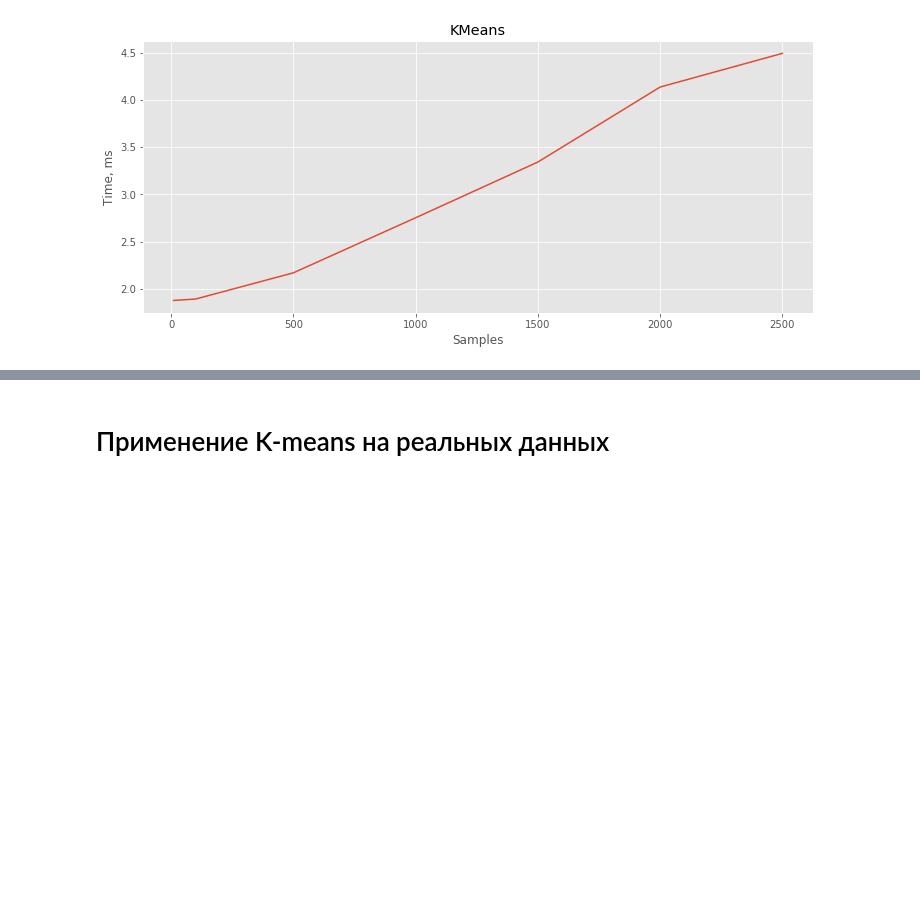
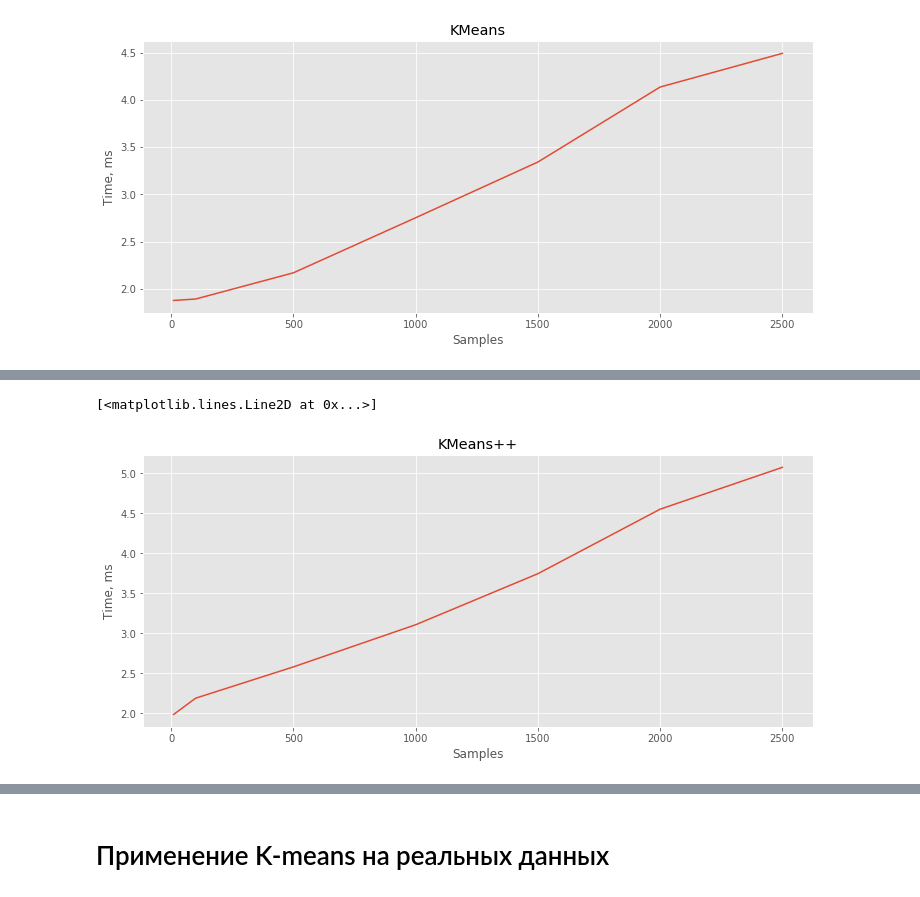
Before and after one commit to tereshinam/BD_homework, a Jupyter notebook: kmeans/tereshina_hw1.ipynb, the cells around one changed output, grey strips where cells are left out. Cells and saved outputs as stored; diff of their text form; code cells hidden in the pictures; blank space fills up the shorter version.

```diff
--- a/kmeans/tereshina_hw1.ipynb
+++ b/kmeans/tereshina_hw1.ipynb
@@ -665,17 +649,3 @@ plt.plot(n, tm)
 # %% [output]
 [<matplotlib.lines.Line2D at 0x...>]
 [figure]
-# %%
-a_kmeans = np.empty((0, ))
-model = Kmeans(k = 3)
-for i in range(100, 1000, 50):
-    X, y = make_blobs(n_samples=i, n_features=2, centers=3, cluster_std=1,
-                      center_box=(-10.0, 10.0), shuffle=False, random_state=1234)
-    result = %timeit -o -q -n 1 -r 1 model.fit(X)
-    a_kmeans = np.append(a_kmeans, result.best)
-
-time_lab_kmeans = np.array([x for x in range(100, 1000, 50)])
-m, b = np.polyfit(time_lab_kmeans, a_kmeans, 1)
-plt.plot(time_lab_kmeans, m * time_lab_kmeans + b, '-')
-plt.scatter([x for x in range(100, 1000, 50)], a_kmeans)
-print 'Coeff: ', (m * time_lab_kmeans[0] + b - m * time_lab_kmeans[1] - b) / (time_lab_kmeans[0] - time_lab_kmeans[1]) * 1000
@@ -705,0 +652,24 @@ model = MiniBatchKMeans(k = 3, b = 10, init = 'k-means')
+# %%
+## Время выполнения алгоритма KMeans++
+
+model = Kmeans(k = 3, init = 'k-means')
+
+t = %timeit -o -q -n3 (model.fit(X, y))
+n = [10, 100, 500, 1000, 1500, 2000, 2500]
+tm = np.empty(7)
+
+model = Kmeans(k = 3)
+for i in range(0, 7):
+    X, y = make_blobs(n_samples=n[i], n_features=2, centers=3, cluster_std=1,
+           center_box=(-10.0, 10.0), shuffle=False, random_state=1234)
+    t = %timeit -o -q -n3 (model.fit(X, y))
+    tm[i] = t.best * 1000.0
+
+plt.xlabel('Samples')
+plt.ylabel('Time, ms')
+plt.title('KMeans++')
+
+plt.plot(n, tm)
+# %% [output]
+[<matplotlib.lines.Line2D at 0x...>]
+[figure, added]
```
Also changed, not shown: parts of 20 cells of this notebook.
